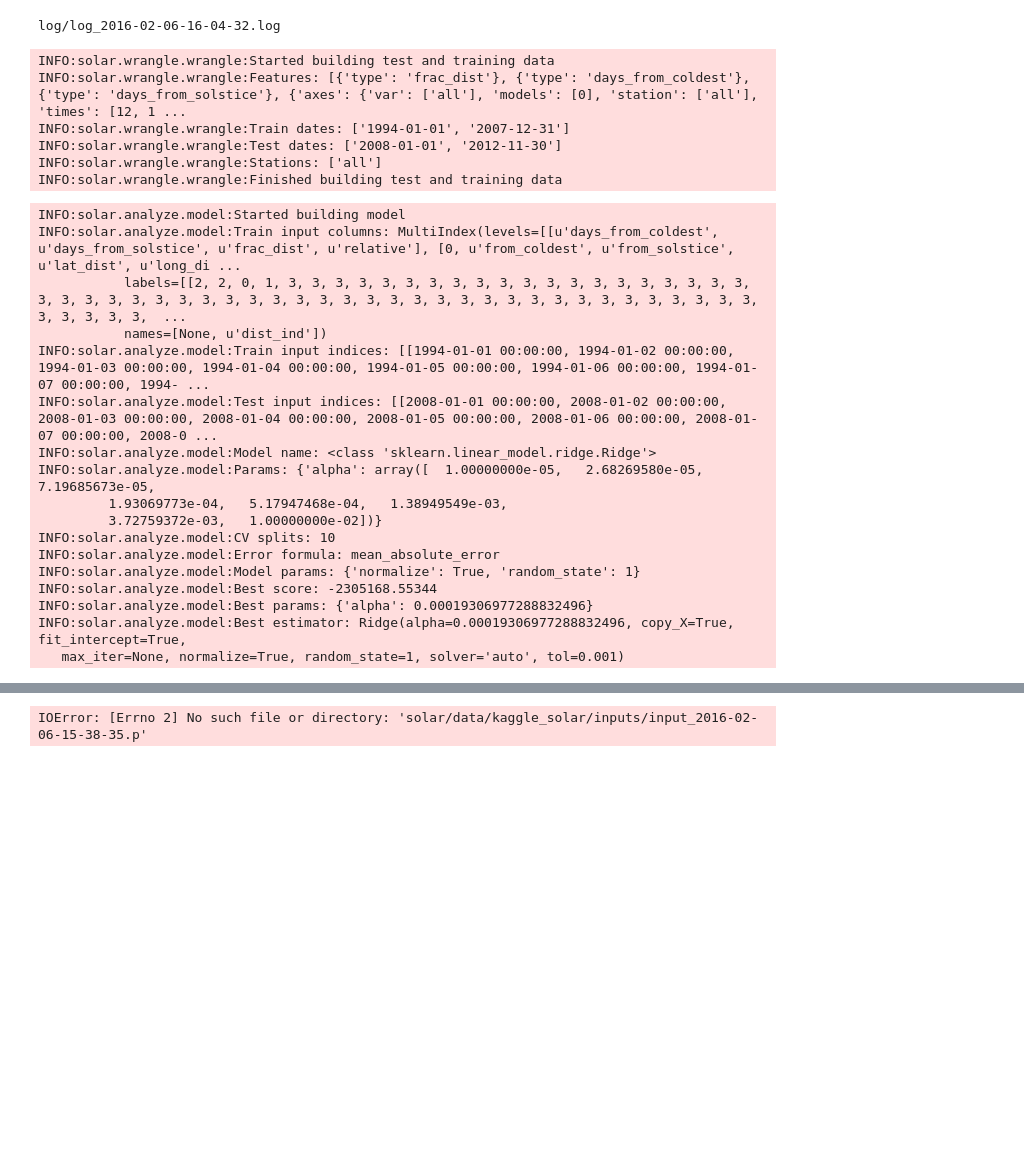
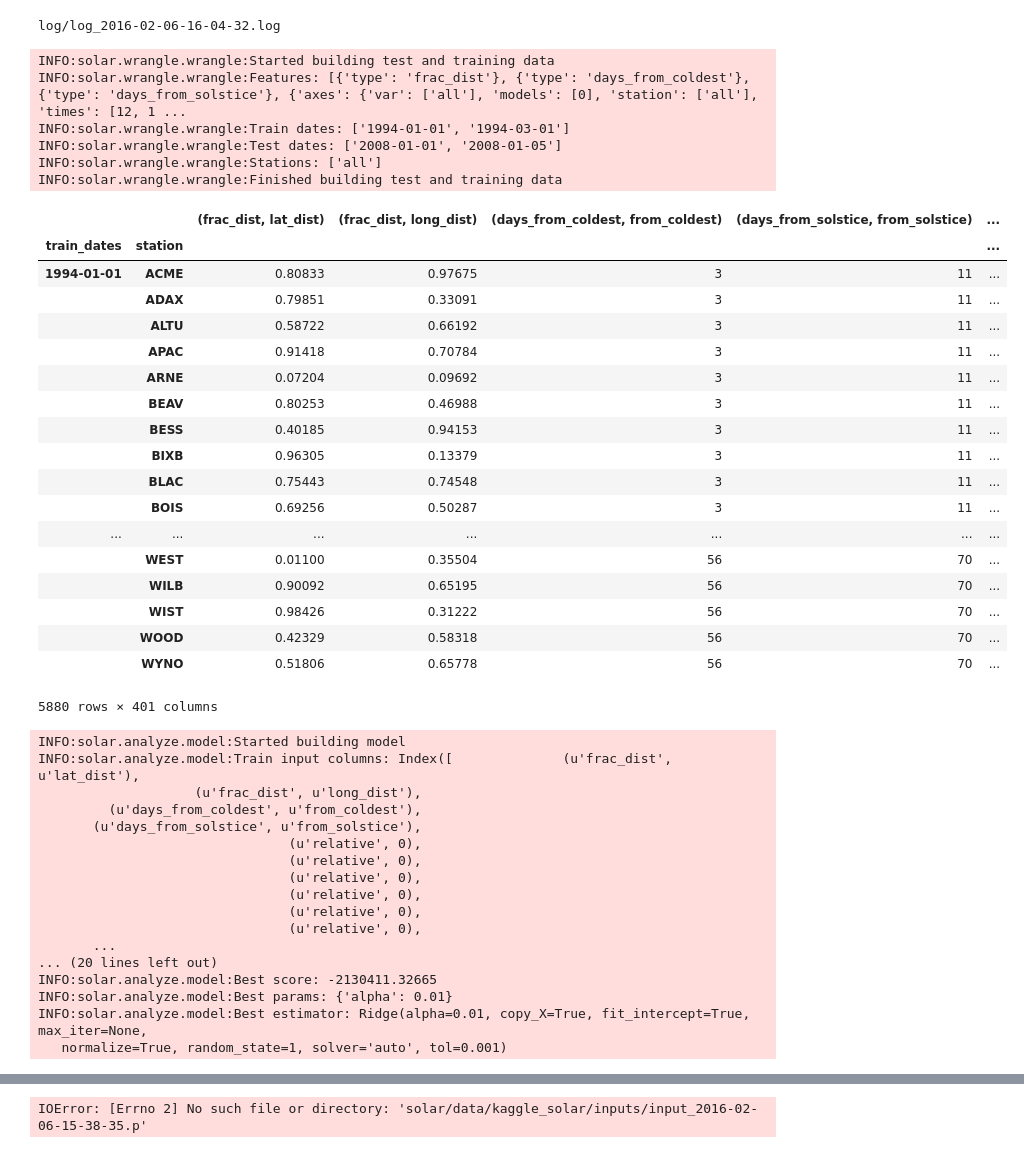
Before and after one commit to joelmpiper/solar_energy_prediction, a Jupyter notebook: notebooks/Full_Walkthrough.ipynb, the cells around one changed output, grey strips where cells are left out. Drawn from its saved outputs; the diff is of its cells as text; code cells hidden in the pictures; blank space fills up the shorter version.

```diff
--- a/notebooks/Full_Walkthrough.ipynb
+++ b/notebooks/Full_Walkthrough.ipynb
@@ -32,10 +32,10 @@ station = ['all']
 # Determine which dates will be used to train the model. No specified date means use the entire set from 1994-01-01
 # until 2007-12-31.
 #train_dates = ['1994-01-01','2007-12-31']
-train_dates = ['1994-01-01','2007-12-31']
+train_dates = ['1994-01-01','1994-03-01']
 # Determine the test X values to produce. There is no practical purpose to use fewer than all of the points other than
 # for testing. Again, not choosing a date will use 2008-01-01 through 2012-11-30.
-test_dates = ['2008-01-01', '2012-11-30']
+test_dates = ['2008-01-01', '2008-01-05']
 #test_dates = ['all']
 #test_dates = []
 #train_dates = []
@@ -321,10 +321,32 @@ all_feats_data = SolarData.load(Xtrain_dir, ytrain_file, Xtest_dir, station_file
 # %% [output]
 INFO:solar.wrangle.wrangle:Started building test and training data
 INFO:solar.wrangle.wrangle:Features: [{'type': 'frac_dist'}, {'type': 'days_from_coldest'}, {'type': 'days_from_solstice'}, {'axes': {'var': ['all'], 'models': [0], 'station': ['all'], 'times': [12, 1 ...
-INFO:solar.wrangle.wrangle:Train dates: ['1994-01-01', '2007-12-31']
-INFO:solar.wrangle.wrangle:Test dates: ['2008-01-01', '2012-11-30']
+INFO:solar.wrangle.wrangle:Train dates: ['1994-01-01', '1994-03-01']
+INFO:solar.wrangle.wrangle:Test dates: ['2008-01-01', '2008-01-05']
 INFO:solar.wrangle.wrangle:Stations: ['all']
 INFO:solar.wrangle.wrangle:Finished building test and training data
+# %%
+all_feats_data[0]
+# %% [output]
+|  |  | (frac_dist, lat_dist) | (frac_dist, long_dist) | (days_from_coldest, from_coldest) | (days_from_solstice, from_solstice) | ... |
+| train_dates | station |  |  |  |  | ... |
+| 1994-01-01 | ACME | 0.80833 | 0.97675 | 3 | 11 | ... |
+|  | ADAX | 0.79851 | 0.33091 | 3 | 11 | ... |
+|  | ALTU | 0.58722 | 0.66192 | 3 | 11 | ... |
+|  | APAC | 0.91418 | 0.70784 | 3 | 11 | ... |
+|  | ARNE | 0.07204 | 0.09692 | 3 | 11 | ... |
+|  | BEAV | 0.80253 | 0.46988 | 3 | 11 | ... |
+|  | BESS | 0.40185 | 0.94153 | 3 | 11 | ... |
+|  | BIXB | 0.96305 | 0.13379 | 3 | 11 | ... |
+|  | BLAC | 0.75443 | 0.74548 | 3 | 11 | ... |
+|  | BOIS | 0.69256 | 0.50287 | 3 | 11 | ... |
+| ... | ... | ... | ... | ... | ... | ... |
+|  | WEST | 0.01100 | 0.35504 | 56 | 70 | ... |
+|  | WILB | 0.90092 | 0.65195 | 56 | 70 | ... |
+|  | WIST | 0.98426 | 0.31222 | 56 | 70 | ... |
+|  | WOOD | 0.42329 | 0.58318 | 56 | 70 | ... |
+|  | WYNO | 0.51806 | 0.65778 | 56 | 70 | ... |
+5880 rows × 401 columns
 # %%
 reload(solar.analyze.model)
 import numpy as np
@@ -336,23 +358,26 @@ from sklearn import metrics
 error_formula = 'mean_absolute_error'
 cv_splits = 10
 
+write = 'local'
+njobs = 1
+
 model = Model.model(all_feats_data, Ridge, {'alpha':np.logspace(-5,-2,8,base=10)}, cv_splits,
-                    error_formula, normalize=True, random_state=1)
+                    error_formula, njobs, write, normalize=True, random_state=1)
 # %% [output]
 INFO:solar.analyze.model:Started building model
-INFO:solar.analyze.model:Train input columns: MultiIndex(levels=[[u'days_from_coldest', u'days_from_solstice', u'frac_dist', u'relative'], [0, u'from_coldest', u'from_solstice', u'lat_dist', u'long_di ...
-           labels=[[2, 2, 0, 1, 3, 3, 3, 3, 3, 3, 3, 3, 3, 3, 3, 3, 3, 3, 3, 3, 3, 3, 3, 3, 3, 3, 3, 3, 3, 3, 3, 3, 3, 3, 3, 3, 3, 3, 3, 3, 3, 3, 3, 3, 3, 3, 3, 3, 3, 3, 3, 3, 3, 3, 3, 3, 3, 3, 3, 3,  ...
-           names=[None, u'dist_ind'])
-INFO:solar.analyze.model:Train input indices: [[1994-01-01 00:00:00, 1994-01-02 00:00:00, 1994-01-03 00:00:00, 1994-01-04 00:00:00, 1994-01-05 00:00:00, 1994-01-06 00:00:00, 1994-01-07 00:00:00, 1994- ...
-INFO:solar.analyze.model:Test input indices: [[2008-01-01 00:00:00, 2008-01-02 00:00:00, 2008-01-03 00:00:00, 2008-01-04 00:00:00, 2008-01-05 00:00:00, 2008-01-06 00:00:00, 2008-01-07 00:00:00, 2008-0 ...
-INFO:solar.analyze.model:Model name: <class 'sklearn.linear_model.ridge.Ridge'>
-INFO:solar.analyze.model:Params: {'alpha': array([  1.00000000e-05,   2.68269580e-05,   7.19685673e-05,
-         1.93069773e-04,   5.17947468e-04,   1.38949549e-03,
-         3.72759372e-03,   1.00000000e-02])}
-INFO:solar.analyze.model:CV splits: 10
-INFO:solar.analyze.model:Error formula: mean_absolute_error
-INFO:solar.analyze.model:Model params: {'normalize': True, 'random_state': 1}
-INFO:solar.analyze.model:Best score: -2305168.55344
-INFO:solar.analyze.model:Best params: {'alpha': 0.00019306977288832496}
-INFO:solar.analyze.model:Best estimator: Ridge(alpha=0.00019306977288832496, copy_X=True, fit_intercept=True,
-   max_iter=None, normalize=True, random_state=1, solver='auto', tol=0.001)
+INFO:solar.analyze.model:Train input columns: Index([              (u'frac_dist', u'lat_dist'),
+                    (u'frac_dist', u'long_dist'),
+         (u'days_from_coldest', u'from_coldest'),
+       (u'days_from_solstice', u'from_solstice'),
+                                (u'relative', 0),
+                                (u'relative', 0),
+                                (u'relative', 0),
+                                (u'relative', 0),
+                                (u'relative', 0),
+                                (u'relative', 0),
+       ...
+... (20 lines left out)
+INFO:solar.analyze.model:Best score: -2130411.32665
+INFO:solar.analyze.model:Best params: {'alpha': 0.01}
+INFO:solar.analyze.model:Best estimator: Ridge(alpha=0.01, copy_X=True, fit_intercept=True, max_iter=None,
+   normalize=True, random_state=1, solver='auto', tol=0.001)
```
Also changed, not shown: parts of 1 cell of this notebook, 6 other files.
